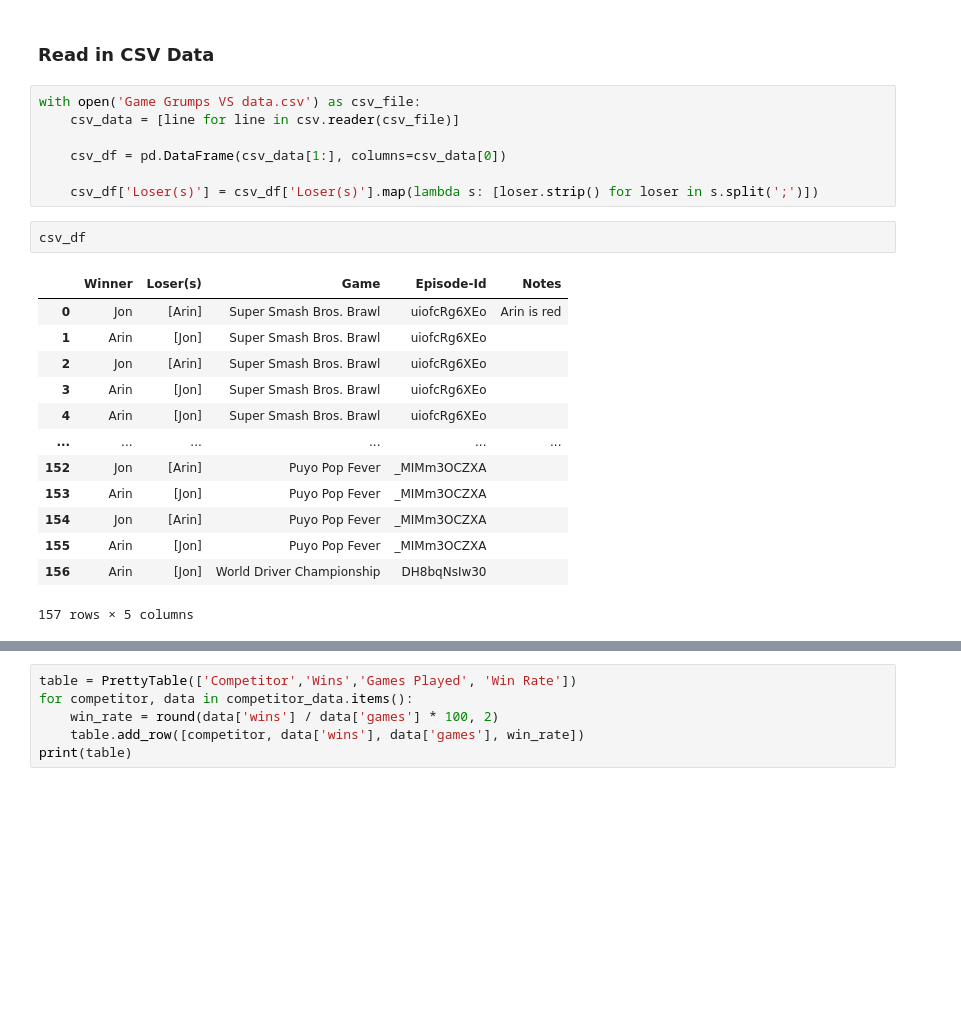
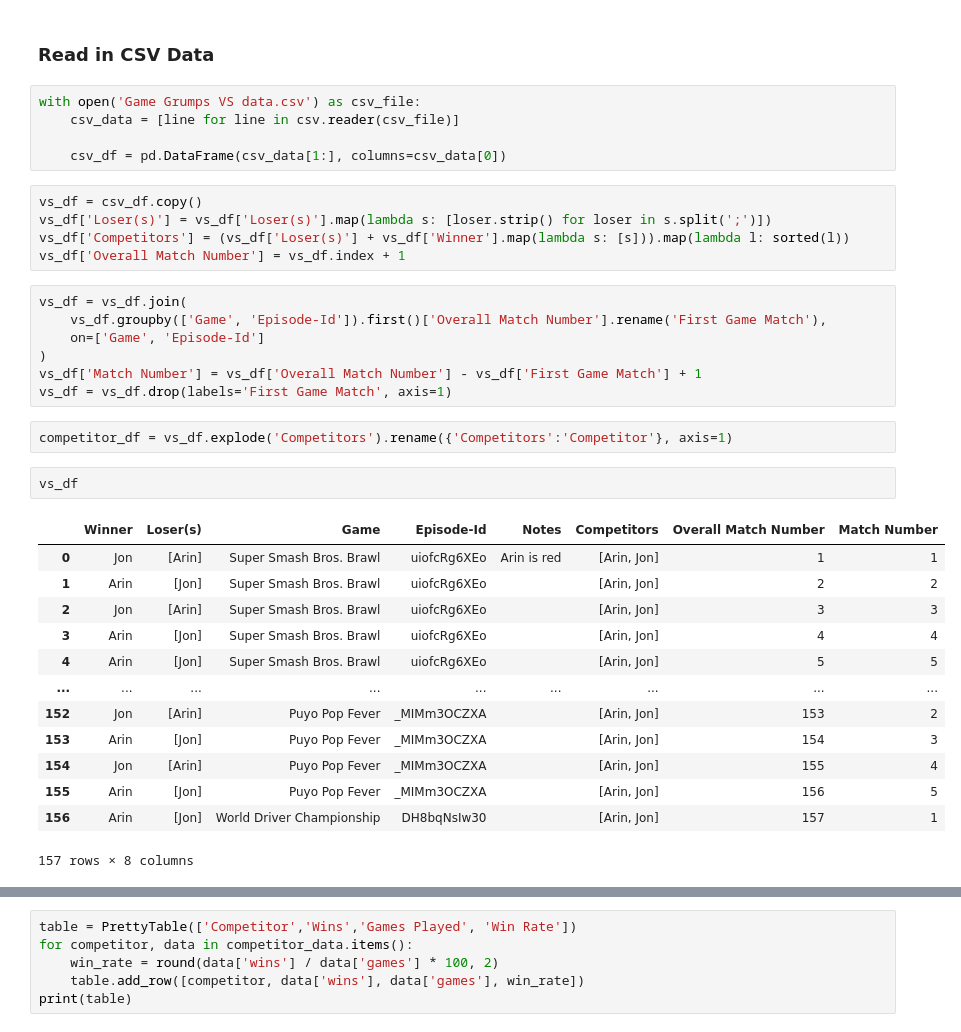
Before and after one commit to blakeLarkin/Game-Grumps-VS-Analysis, a Jupyter notebook: VS Analysis.ipynb, the cells around one changed output, grey strips where cells are left out. Cells and saved outputs as stored; diff of their text form; blank space fills up the shorter version.

```diff
--- a/VS Analysis.ipynb
+++ b/VS Analysis.ipynb
@@ -10,21 +12,33 @@ with open('Game Grumps VS data.csv') as csv_file:
     csv_data = [line for line in csv.reader(csv_file)]
 
     csv_df = pd.DataFrame(csv_data[1:], columns=csv_data[0])
-
-    csv_df['Loser(s)'] = csv_df['Loser(s)'].map(lambda s: [loser.strip() for loser in s.split(';')])
-# %%
-csv_df
-# %% [output]
-|  | Winner | Loser(s) | Game | Episode-Id | Notes |
-| 0 | Jon | [Arin] | Super Smash Bros. Brawl | uiofcRg6XEo | Arin is red |
-| 1 | Arin | [Jon] | Super Smash Bros. Brawl | uiofcRg6XEo |  |
-| 2 | Jon | [Arin] | Super Smash Bros. Brawl | uiofcRg6XEo |  |
-| 3 | Arin | [Jon] | Super Smash Bros. Brawl | uiofcRg6XEo |  |
-| 4 | Arin | [Jon] | Super Smash Bros. Brawl | uiofcRg6XEo |  |
-| ... | ... | ... | ... | ... | ... |
-| 152 | Jon | [Arin] | Puyo Pop Fever | _MIMm3OCZXA |  |
-| 153 | Arin | [Jon] | Puyo Pop Fever | _MIMm3OCZXA |  |
-| 154 | Jon | [Arin] | Puyo Pop Fever | _MIMm3OCZXA |  |
-| 155 | Arin | [Jon] | Puyo Pop Fever | _MIMm3OCZXA |  |
-| 156 | Arin | [Jon] | World Driver Championship | DH8bqNsIw30 |  |
-157 rows × 5 columns
+# %%
+vs_df = csv_df.copy()
+vs_df['Loser(s)'] = vs_df['Loser(s)'].map(lambda s: [loser.strip() for loser in s.split(';')])
+vs_df['Competitors'] = (vs_df['Loser(s)'] + vs_df['Winner'].map(lambda s: [s])).map(lambda l: sorted(l))
+vs_df['Overall Match Number'] = vs_df.index + 1
+# %%
+vs_df = vs_df.join(
+    vs_df.groupby(['Game', 'Episode-Id']).first()['Overall Match Number'].rename('First Game Match'),
+    on=['Game', 'Episode-Id']
+)
+vs_df['Match Number'] = vs_df['Overall Match Number'] - vs_df['First Game Match'] + 1
+vs_df = vs_df.drop(labels='First Game Match', axis=1)
+# %%
+competitor_df = vs_df.explode('Competitors').rename({'Competitors':'Competitor'}, axis=1)
+# %%
+vs_df
+# %% [output]
+|  | Winner | Loser(s) | Game | Episode-Id | Notes | Competitors | Overall Match Number | Match Number |
+| 0 | Jon | [Arin] | Super Smash Bros. Brawl | uiofcRg6XEo | Arin is red | [Arin, Jon] | 1 | 1 |
+| 1 | Arin | [Jon] | Super Smash Bros. Brawl | uiofcRg6XEo |  | [Arin, Jon] | 2 | 2 |
+| 2 | Jon | [Arin] | Super Smash Bros. Brawl | uiofcRg6XEo |  | [Arin, Jon] | 3 | 3 |
+| 3 | Arin | [Jon] | Super Smash Bros. Brawl | uiofcRg6XEo |  | [Arin, Jon] | 4 | 4 |
+| 4 | Arin | [Jon] | Super Smash Bros. Brawl | uiofcRg6XEo |  | [Arin, Jon] | 5 | 5 |
+| ... | ... | ... | ... | ... | ... | ... | ... | ... |
+| 152 | Jon | [Arin] | Puyo Pop Fever | _MIMm3OCZXA |  | [Arin, Jon] | 153 | 2 |
+| 153 | Arin | [Jon] | Puyo Pop Fever | _MIMm3OCZXA |  | [Arin, Jon] | 154 | 3 |
+| 154 | Jon | [Arin] | Puyo Pop Fever | _MIMm3OCZXA |  | [Arin, Jon] | 155 | 4 |
+| 155 | Arin | [Jon] | Puyo Pop Fever | _MIMm3OCZXA |  | [Arin, Jon] | 156 | 5 |
+| 156 | Arin | [Jon] | World Driver Championship | DH8bqNsIw30 |  | [Arin, Jon] | 157 | 1 |
+157 rows × 8 columns
```
Also changed, not shown: parts of 9 cells of this notebook.
